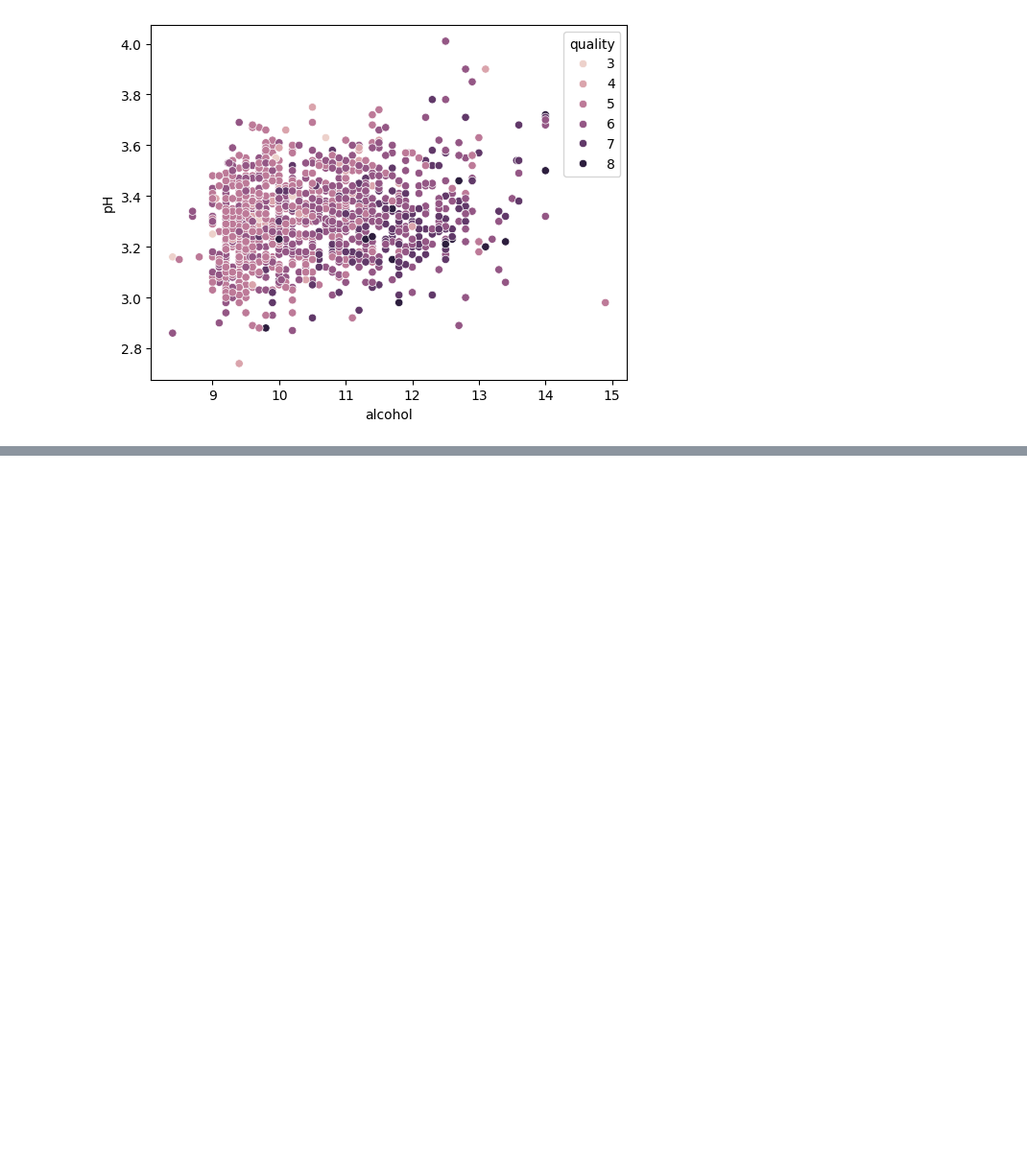
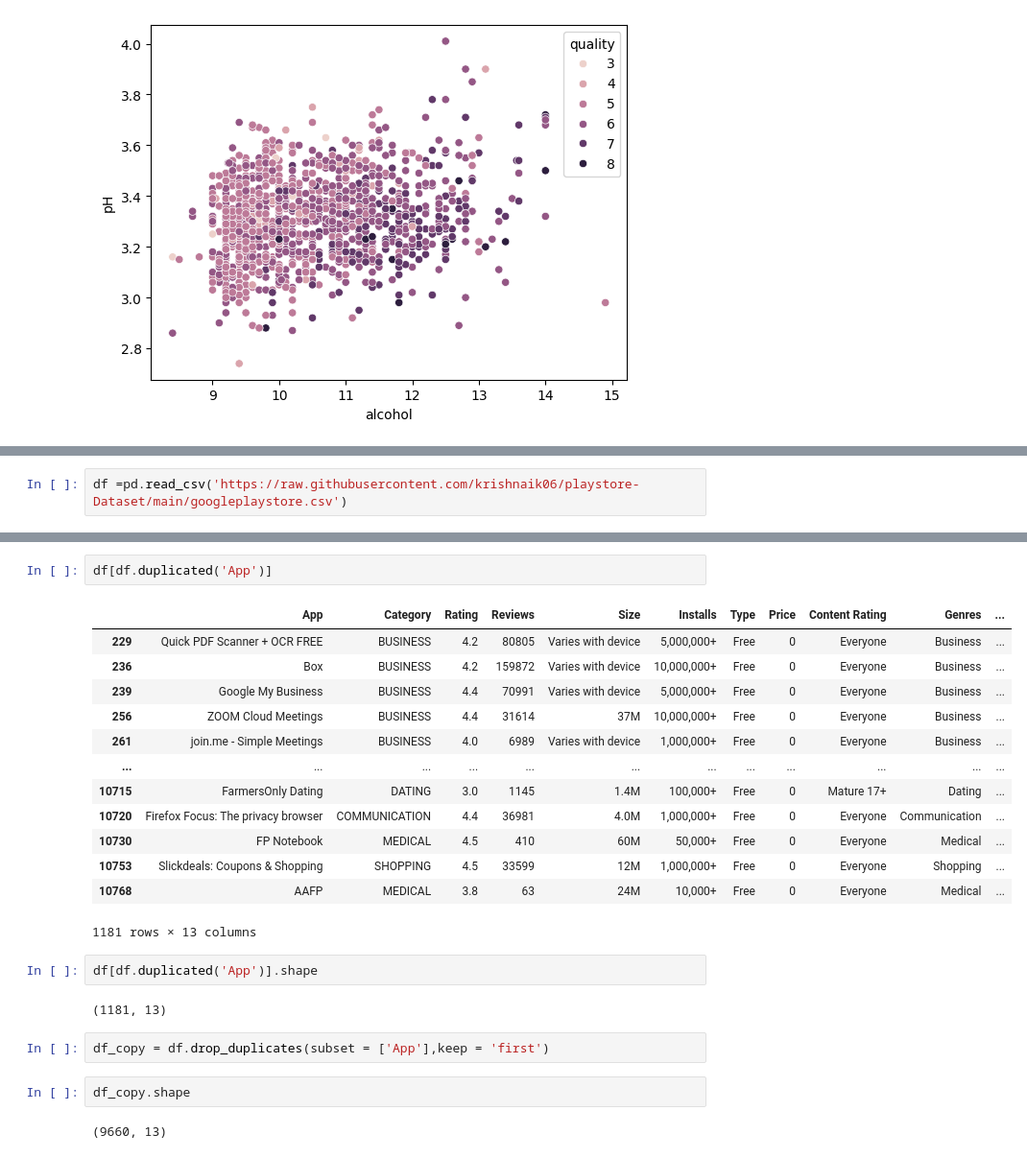
Before and after one commit to SnehaVPujari007/Data-Science-Course, a Jupyter notebook: EDA & Feature Engineering/EDA.ipynb, the cells around one changed output, grey strips where cells are left out. Shown at 96% size. Drawn from its saved outputs; the diff is of its cells as text; blank space fills up the shorter version.

```diff
--- a/EDA & Feature Engineering/EDA.ipynb
+++ b/EDA & Feature Engineering/EDA.ipynb
@@ -155,0 +483,2 @@ sns.scatterplot(x='alcohol',y='pH',hue='quality' , data = df)
+# %%
+df =pd.read_csv('https://raw.githubusercontent.com/krishnaik06/playstore-Dataset/main/googleplaystore.csv')
@@ -155,0 +771,26 @@ sns.scatterplot(x='alcohol',y='pH',hue='quality' , data = df)
+# %%
+df[df.duplicated('App')]
+# %% [output]
+|  | App | Category | Rating | Reviews | Size | Installs | Type | Price | Content Rating | Genres | ... |
+| 229 | Quick PDF Scanner + OCR FREE | BUSINESS | 4.2 | 80805 | Varies with device | 5,000,000+ | Free | 0 | Everyone | Business | ... |
+| 236 | Box | BUSINESS | 4.2 | 159872 | Varies with device | 10,000,000+ | Free | 0 | Everyone | Business | ... |
+| 239 | Google My Business | BUSINESS | 4.4 | 70991 | Varies with device | 5,000,000+ | Free | 0 | Everyone | Business | ... |
+| 256 | ZOOM Cloud Meetings | BUSINESS | 4.4 | 31614 | 37M | 10,000,000+ | Free | 0 | Everyone | Business | ... |
+| 261 | join.me - Simple Meetings | BUSINESS | 4.0 | 6989 | Varies with device | 1,000,000+ | Free | 0 | Everyone | Business | ... |
+| ... | ... | ... | ... | ... | ... | ... | ... | ... | ... | ... | ... |
+| 10715 | FarmersOnly Dating | DATING | 3.0 | 1145 | 1.4M | 100,000+ | Free | 0 | Mature 17+ | Dating | ... |
+| 10720 | Firefox Focus: The privacy browser | COMMUNICATION | 4.4 | 36981 | 4.0M | 1,000,000+ | Free | 0 | Everyone | Communication | ... |
+| 10730 | FP Notebook | MEDICAL | 4.5 | 410 | 60M | 50,000+ | Free | 0 | Everyone | Medical | ... |
+| 10753 | Slickdeals: Coupons & Shopping | SHOPPING | 4.5 | 33599 | 12M | 1,000,000+ | Free | 0 | Everyone | Shopping | ... |
+| 10768 | AAFP | MEDICAL | 3.8 | 63 | 24M | 10,000+ | Free | 0 | Everyone | Medical | ... |
+1181 rows × 13 columns
+# %%
+df[df.duplicated('App')].shape
+# %% [output]
+(1181, 13)
+# %%
+df_copy = df.drop_duplicates(subset = ['App'],keep = 'first')
+# %%
+df_copy.shape
+# %% [output]
+(9660, 13)
```
Also changed, not shown: parts of 82 cells of this notebook, 2 other files.
